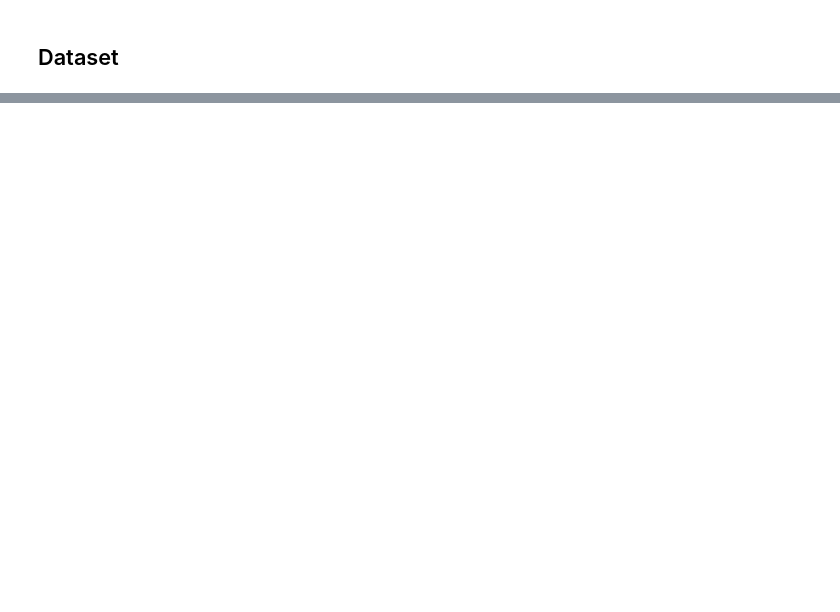
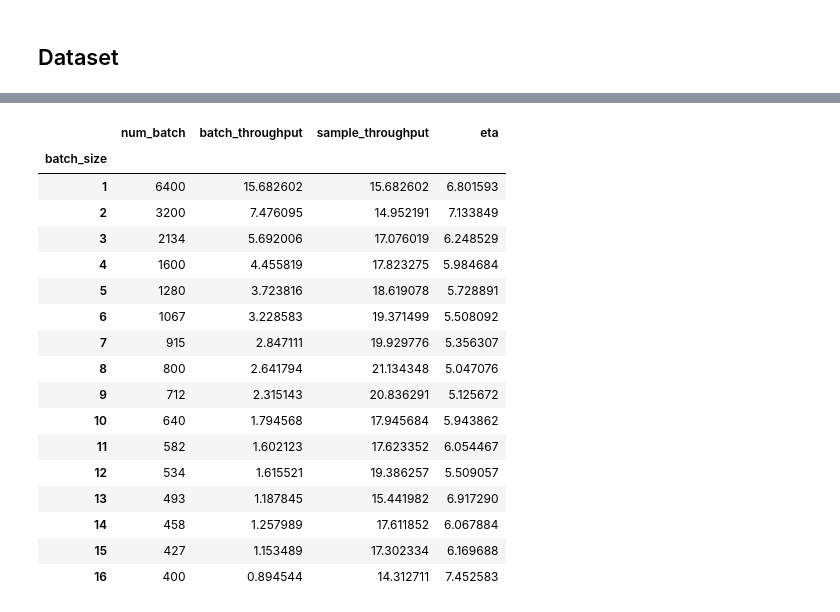
Before and after one commit to liu-qilong/urssm-replicate, a Jupyter notebook: notebook/prototype/urssm-vectorized.ipynb, the cells around one changed output, grey strips where cells are left out. Cells and saved outputs as stored; diff of their text form; code cells hidden in the pictures; blank space fills up the shorter version.

```diff
--- a/notebook/prototype/urssm-vectorized.ipynb
+++ b/notebook/prototype/urssm-vectorized.ipynb
@@ -13,3 +14,9 @@ device
+# %%
+from src.infra import config
+
+path = '../../config/vec.yaml'
+opt = config.load_config(path)
+opt.path = path
 # %% [markdown]
 ## Dataset
 # %%
@@ -57,0 +127,23 @@ import torch.nn.functional as F
+# %%
+import pandas as pd
+df = pd.DataFrame(log).set_index('batch_size')
+df
+# %% [output]
+|  | num_batch | batch_throughput | sample_throughput | eta |
+| batch_size |  |  |  |  |
+| 1 | 6400 | 15.682602 | 15.682602 | 6.801593 |
+| 2 | 3200 | 7.476095 | 14.952191 | 7.133849 |
+| 3 | 2134 | 5.692006 | 17.076019 | 6.248529 |
+| 4 | 1600 | 4.455819 | 17.823275 | 5.984684 |
+| 5 | 1280 | 3.723816 | 18.619078 | 5.728891 |
+| 6 | 1067 | 3.228583 | 19.371499 | 5.508092 |
+| 7 | 915 | 2.847111 | 19.929776 | 5.356307 |
+| 8 | 800 | 2.641794 | 21.134348 | 5.047076 |
+| 9 | 712 | 2.315143 | 20.836291 | 5.125672 |
+| 10 | 640 | 1.794568 | 17.945684 | 5.943862 |
+| 11 | 582 | 1.602123 | 17.623352 | 6.054467 |
+| 12 | 534 | 1.615521 | 19.386257 | 5.509057 |
+| 13 | 493 | 1.187845 | 15.441982 | 6.917290 |
+| 14 | 458 | 1.257989 | 17.611852 | 6.067884 |
+| 15 | 427 | 1.153489 | 17.302334 | 6.169688 |
+| 16 | 400 | 0.894544 | 14.312711 | 7.452583 |
```
Also changed, not shown: parts of 10 cells of this notebook, 14 other files.
